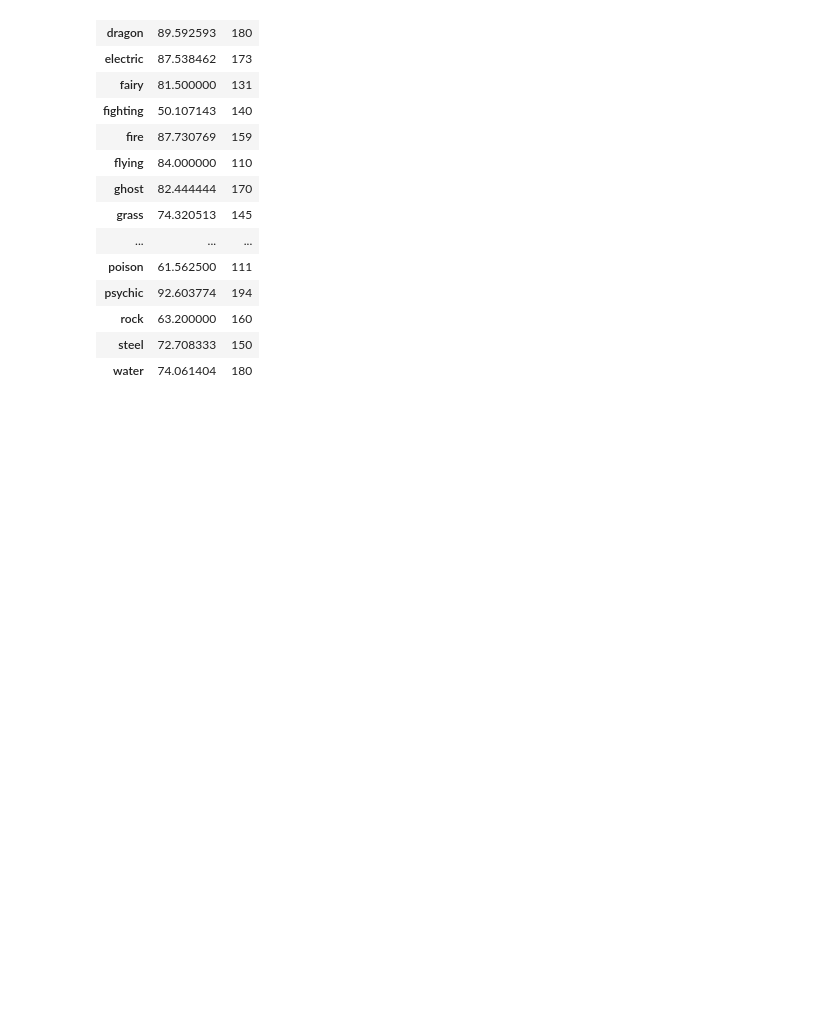
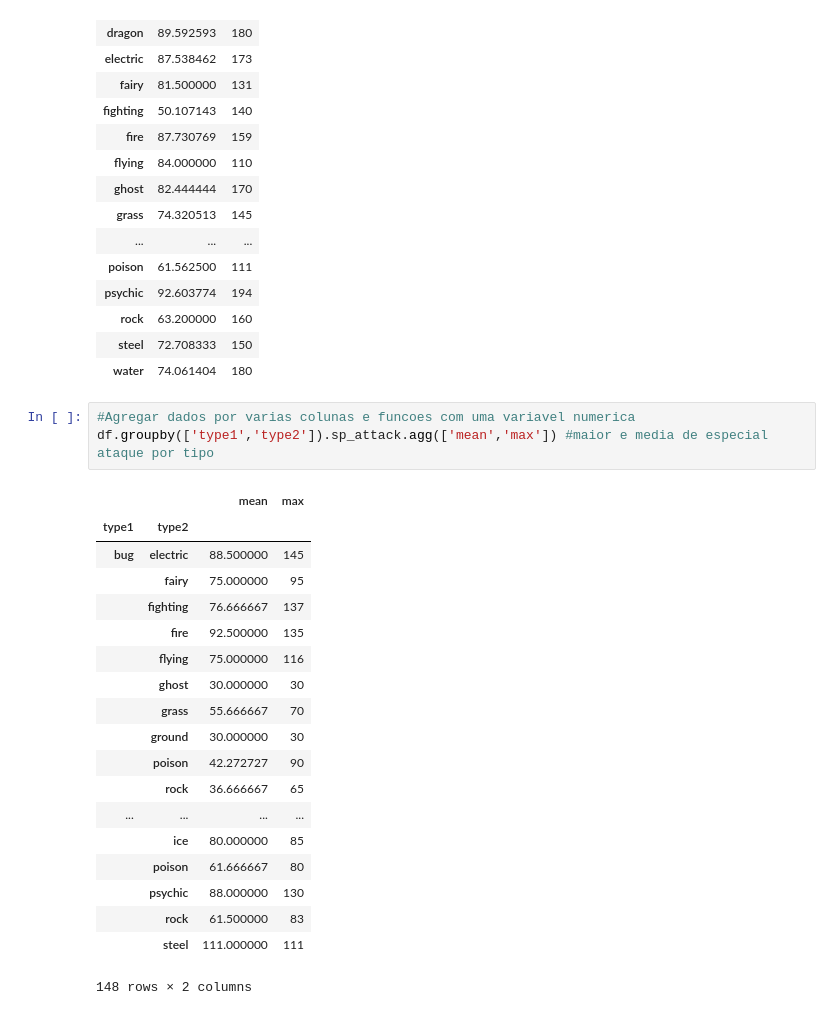
Before and after one commit to GCabral95/Codigos_Analise_Dados, a Jupyter notebook: Consultando a Base.ipynb, the cells around one changed output. Saved outputs shown, nothing was run; the diff lists cells and outputs as text; blank space fills up the shorter version.

```diff
--- a/Consultando a Base.ipynb
+++ b/Consultando a Base.ipynb
@@ -215,4 +201,27 @@ df.groupby('type1').sp_attack.agg(['mean','max']) #maior e media de especial ata
 | rock | 63.200000 | 160 |
 | steel | 72.708333 | 150 |
 | water | 74.061404 | 180 |
+# %%
+#Agregar dados por varias colunas e funcoes com uma variavel numerica
+df.groupby(['type1','type2']).sp_attack.agg(['mean','max']) #maior e media de especial ataque por tipo
+# %% [output]
+|  |  | mean | max |
+| type1 | type2 |  |  |
+| bug | electric | 88.500000 | 145 |
+|  | fairy | 75.000000 | 95 |
+|  | fighting | 76.666667 | 137 |
+|  | fire | 92.500000 | 135 |
+|  | flying | 75.000000 | 116 |
+|  | ghost | 30.000000 | 30 |
+|  | grass | 55.666667 | 70 |
+|  | ground | 30.000000 | 30 |
+|  | poison | 42.272727 | 90 |
+|  | rock | 36.666667 | 65 |
+| ... | ... | ... | ... |
+|  | ice | 80.000000 | 85 |
+|  | poison | 61.666667 | 80 |
+|  | psychic | 88.000000 | 130 |
+|  | rock | 61.500000 | 83 |
+|  | steel | 111.000000 | 111 |
+148 rows × 2 columns
 # %%
```
Also changed, not shown: parts of 12 cells of this notebook, 1 other file.
